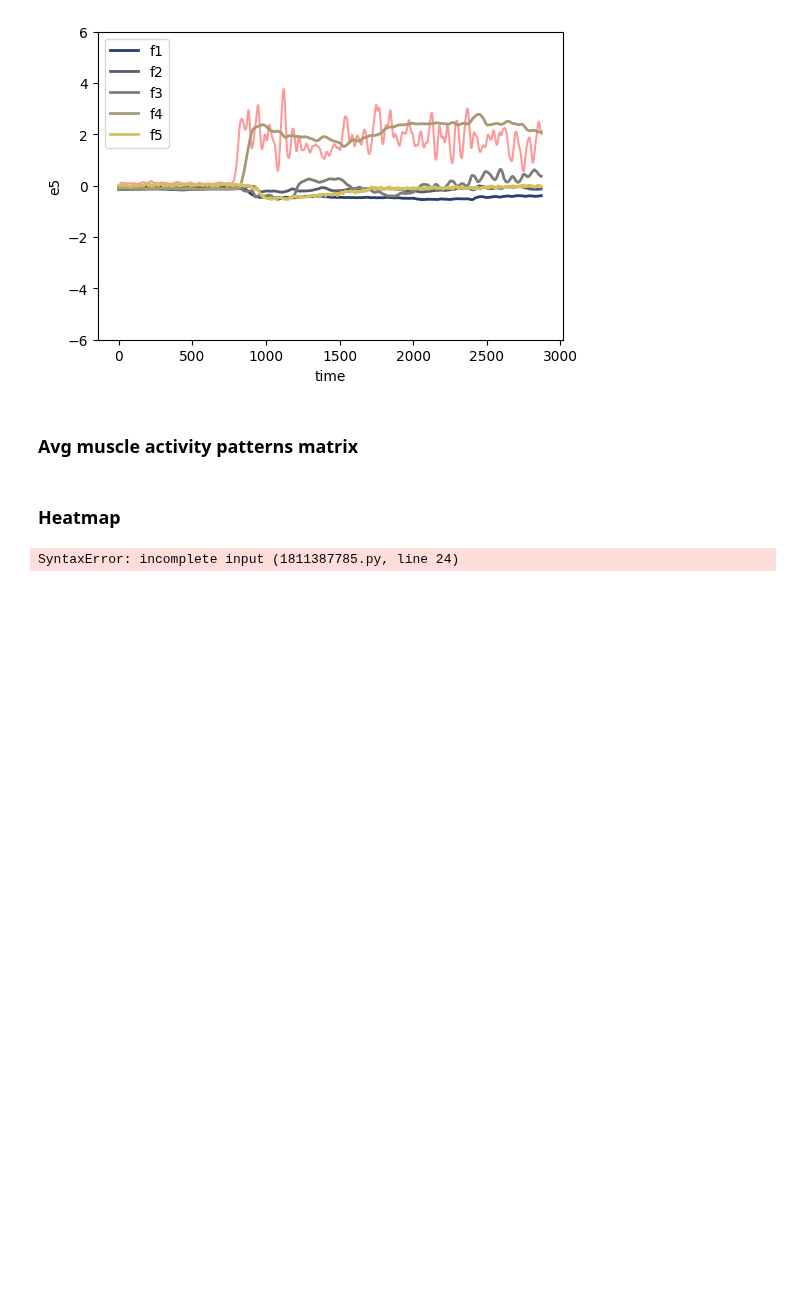
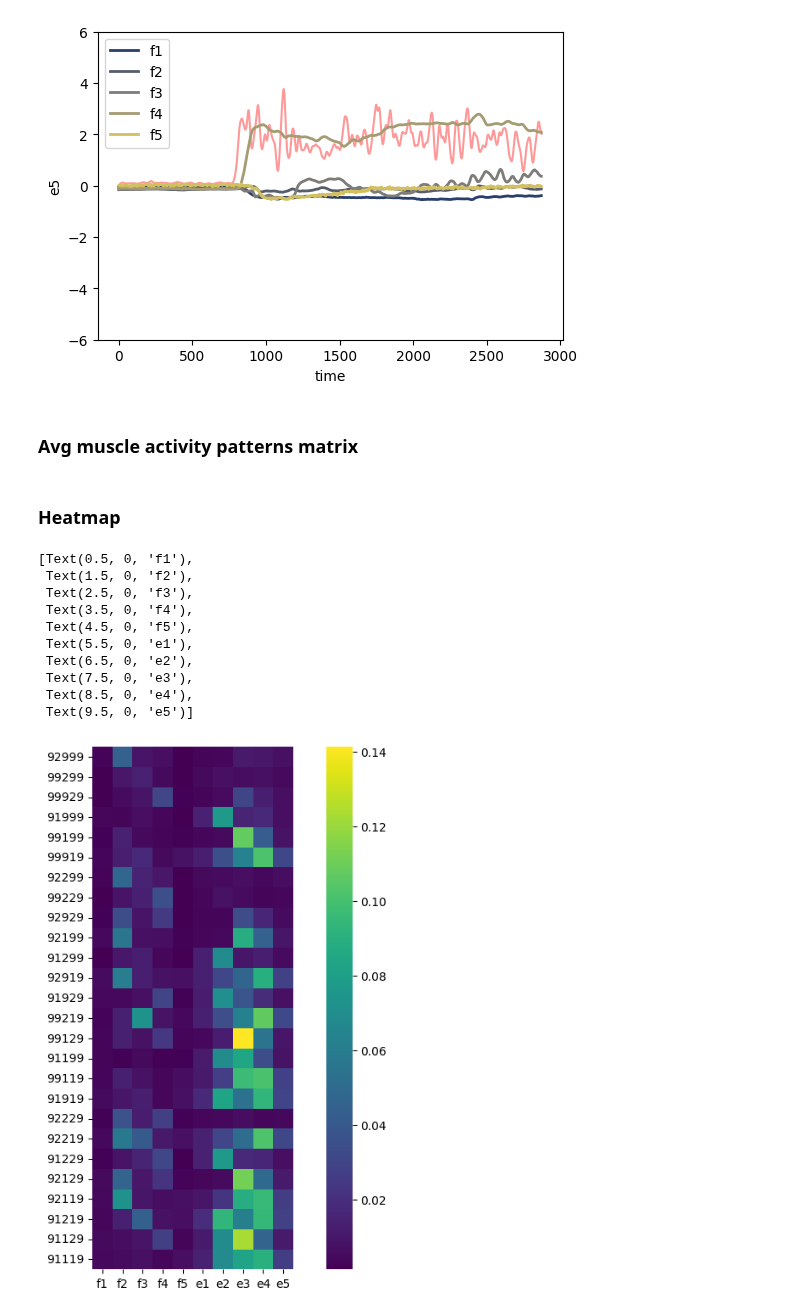
Before and after one commit to alighavam/EFC_patternfMRI, a Jupyter notebook: efcp_notebook.ipynb, the cells around one changed output. Saved outputs shown, nothing was run; the diff lists cells and outputs as text; code cells hidden in the pictures; blank space fills up the shorter version.

```diff
--- a/efcp_notebook.ipynb
+++ b/efcp_notebook.ipynb
@@ -105,28 +106,49 @@ df_M['chordID'] = df_M['chordID'].astype(int)
 # %%
 from utils.config import *
 import pandas as pd
 import numpy as np
 from utils import dataset as ds
 from utils import emg_handler
 import efcp_routine
 import os
 import importlib
 import matplotlib.pyplot as plt
 import seaborn as sns
 
 df_M = pd.read_csv(os.path.join(ANALYSIS_PATH, 'efcp_100_avgEMG.csv'))
 
 chords = np.array(['92999', '99299', '99929', '91999', '99199', '99919',
                          '92299', '99229', '92929', '92199', '91299', '92919', '91929', '99219', '99129', '91199', '99119', '91919',
                          '92229', '92219', '91229', '92129', '92119', '91219', '91129', '91119'])
 num_channels = 10
 channels = ['f1', 'f2', 'f3', 'f4', 'f5', 'e1', 'e2', 'e3', 'e4', 'e5']
 
 chordID = df_M['chordID'].values.flatten()
-M = df_M[channels].values
+M = []
 for chord in chords:
     # find and average the rows of the chord:
     trials = df_M[df_M['chordID'] == int(chord)]
-    avg_emg_pattern = emg_trials[channels].mean().to_numpy()
+    avg_emg_pattern = trials[channels].mean().to_numpy()
+    M.append(avg_emg_pattern)
+M = np.vstack(M)
+norm_channels = np.linalg.norm(M, axis=0)
+# M = M / norm_channels
+
+fig, ax = plt.subplots(1, 1, figsize=(10, 8))
+sns.heatmap(M, cmap='viridis', ax=ax, square=True)
+ax.set_yticks(np.arange(len(chords))+0.5)
+ax.set_yticklabels(chords, rotation=0)
+ax.set_xticks(np.arange(num_channels)+0.5)
+ax.set_xticklabels(channels)
 # %% [output]
-SyntaxError: incomplete input (1811387785.py, line 24)
+[Text(0.5, 0, 'f1'),
+ Text(1.5, 0, 'f2'),
+ Text(2.5, 0, 'f3'),
+ Text(3.5, 0, 'f4'),
+ Text(4.5, 0, 'f5'),
+ Text(5.5, 0, 'e1'),
+ Text(6.5, 0, 'e2'),
+ Text(7.5, 0, 'e3'),
+ Text(8.5, 0, 'e4'),
+ Text(9.5, 0, 'e5')]
+[figure, added]
```
Also changed, not shown: parts of 1 cell of this notebook.
